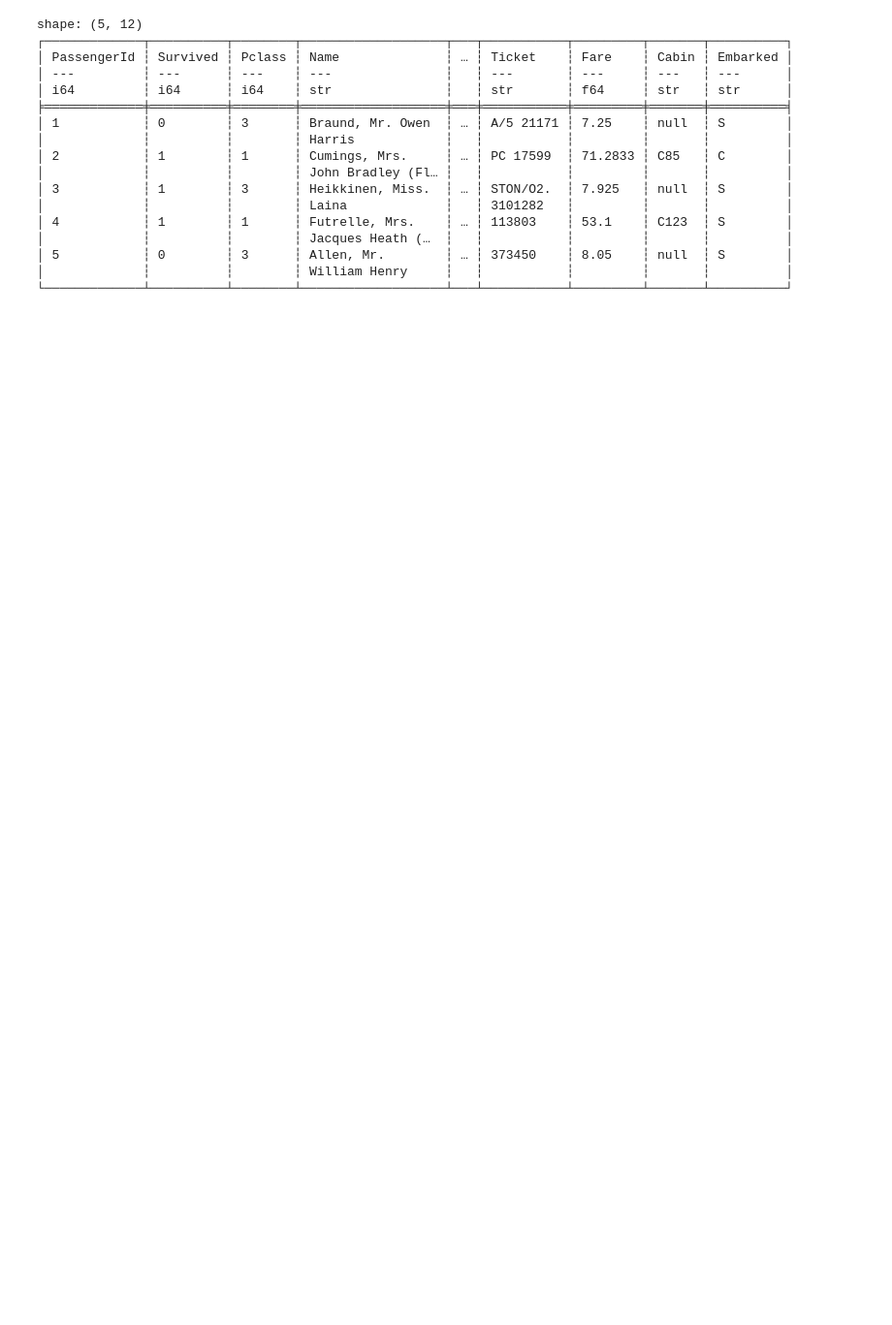
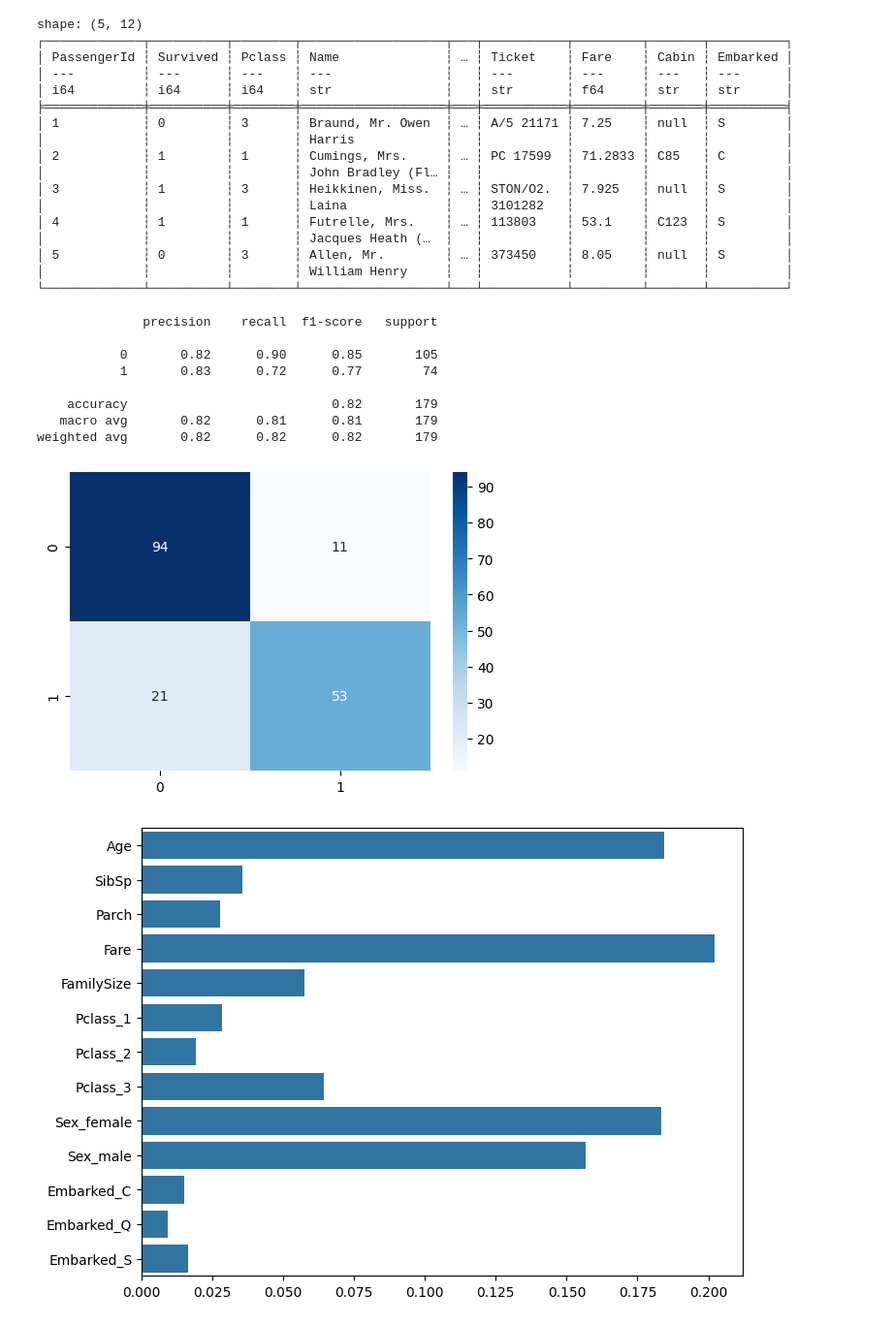
Before and after one commit to sonkerlucky5-cmd/python-practice, a Jupyter notebook: day53.ipynb, the cells around one changed output. Shown at 97% size. Drawn from its saved outputs; the diff is of its cells as text; code cells hidden in the pictures; blank space fills up the shorter version.

Commit message:
day 53.ipynb  Built an end-to-end ML Pipeline for Titanic Survival Prediction

```diff
--- a/day53.ipynb
+++ b/day53.ipynb
@@ -30,3 +30,72 @@ shape: (5, 12)
 │ 5           ┆ 0        ┆ 3      ┆ Allen, Mr.        ┆ … ┆ 373450    ┆ 8.05    ┆ null  ┆ S        │
 │             ┆          ┆        ┆ William Henry     ┆   ┆           ┆         ┆       ┆          │
 └─────────────┴──────────┴────────┴───────────────────┴───┴───────────┴─────────┴───────┴──────────┘
+# %%
+import numpy as np
+import polars as pl
+import matplotlib.pyplot as plt
+import seaborn as sns
+from sklearn.model_selection import train_test_split
+from sklearn.ensemble import RandomForestClassifier
+from sklearn.preprocessing import StandardScaler, OneHotEncoder
+from sklearn.pipeline import Pipeline
+from sklearn.compose import ColumnTransformer
+from sklearn.metrics import classification_report, confusion_matrix
+
+df = pl.read_csv("https://raw.githubusercontent.com/datasciencedojo/datasets/master/titanic.csv")
+
+df = df.with_columns([
+    (pl.col("SibSp") + pl.col("Parch") + 1).alias("FamilySize"),
+    pl.col("Age").fill_null(df["Age"].median()),
+    pl.col("Embarked").fill_null("S")
+])
+
+df = df.drop(["PassengerId", "Name", "Ticket", "Cabin"])
+
+X = df.drop("Survived").to_pandas()
+y = df["Survived"].to_numpy()
+
+num_features = ["Age", "SibSp", "Parch", "Fare", "FamilySize"]
+cat_features = ["Pclass", "Sex", "Embarked"]
+
+preprocessor = ColumnTransformer([
+    ("num", StandardScaler(), num_features),
+    ("cat", OneHotEncoder(handle_unknown="ignore"), cat_features)
+])
+
+pipeline = Pipeline([
+    ("preprocessor", preprocessor),
+    ("clf", RandomForestClassifier(n_estimators=200, max_depth=10, random_state=42))
+])
+
+X_train, X_test, y_train, y_test = train_test_split(X, y, test_size=0.2, random_state=42)
+
+pipeline.fit(X_train, y_train)
+preds = pipeline.predict(X_test)
+
+print(classification_report(y_test, preds))
+
+plt.figure(figsize=(6, 4))
+sns.heatmap(confusion_matrix(y_test, preds), annot=True, fmt='d', cmap="Blues")
+plt.show()
+
+feature_names = (
+    num_features +
+    list(pipeline.named_steps["preprocessor"].named_transformers_["cat"].get_feature_names_out(cat_features))
+)
+importances = pipeline.named_steps["clf"].feature_importances_
+
+plt.figure(figsize=(8, 6))
+sns.barplot(x=importances, y=feature_names)
+plt.show()
+# %% [output]
+              precision    recall  f1-score   support
+
+           0       0.82      0.90      0.85       105
+           1       0.83      0.72      0.77        74
+
+    accuracy                           0.82       179
+   macro avg       0.82      0.81      0.81       179
+weighted avg       0.82      0.82      0.82       179
+[figure, added]
+[figure, added]
```
